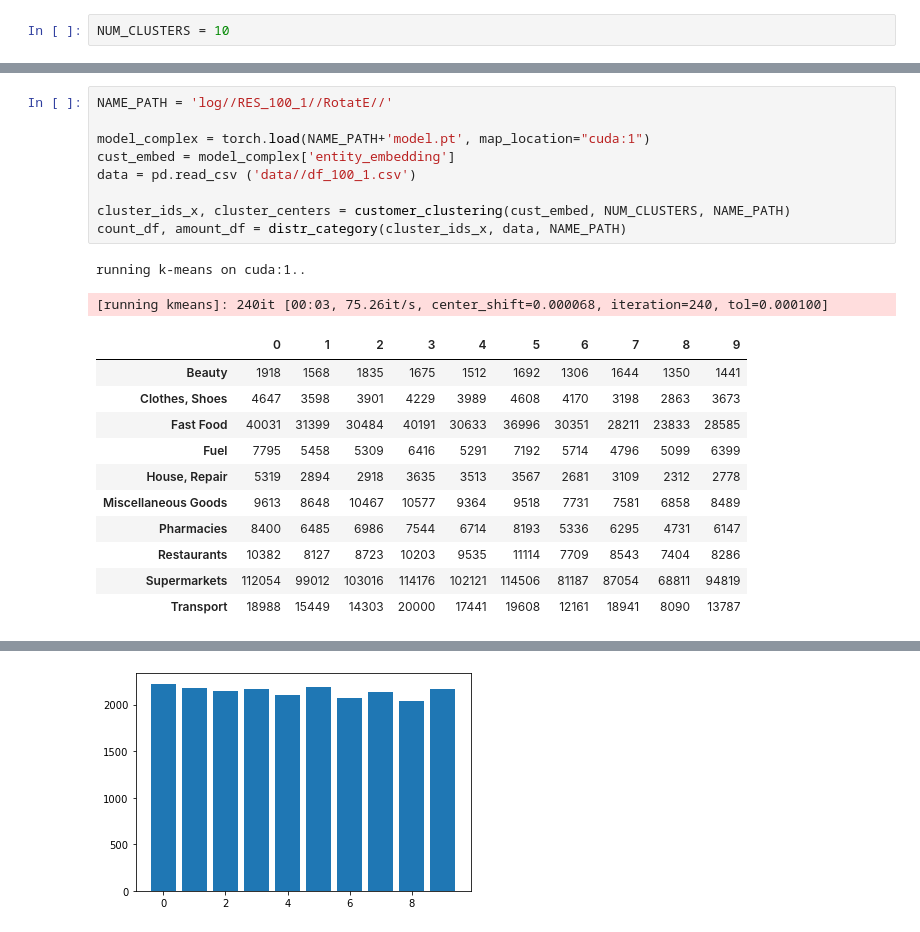
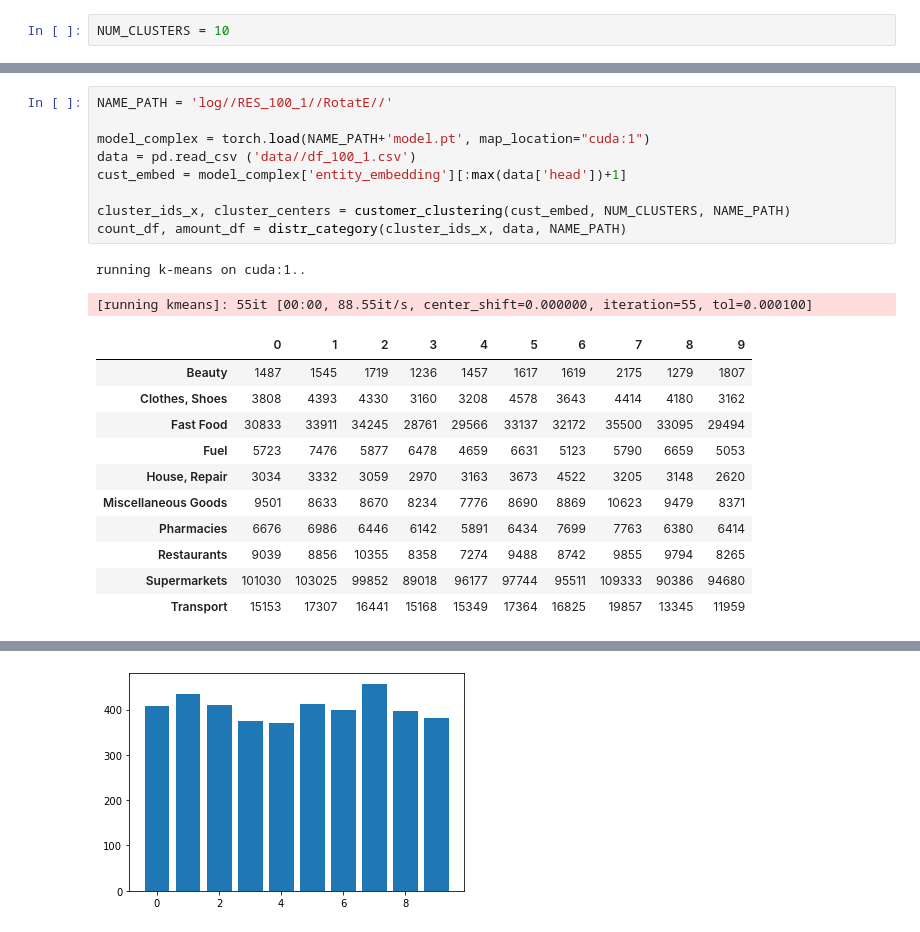
Before and after one commit to eegoro/KGE_link_prediction, a Jupyter notebook: clustering.ipynb, the cells around one changed output, grey strips where cells are left out. Cells and saved outputs as stored; diff of their text form.

```diff
--- a/clustering.ipynb
+++ b/clustering.ipynb
@@ -126,23 +127,23 @@ running k-means on cuda:1..
 NAME_PATH = 'log//RES_100_1//RotatE//'
 
 model_complex = torch.load(NAME_PATH+'model.pt', map_location="cuda:1")
-cust_embed = model_complex['entity_embedding']
 data = pd.read_csv ('data//df_100_1.csv')
+cust_embed = model_complex['entity_embedding'][:max(data['head'])+1]
 
 cluster_ids_x, cluster_centers = customer_clustering(cust_embed, NUM_CLUSTERS, NAME_PATH)
 count_df, amount_df = distr_category(cluster_ids_x, data, NAME_PATH)
 # %% [output]
 running k-means on cuda:1..
-[running kmeans]: 240it [00:03, 75.26it/s, center_shift=0.000068, iteration=240, tol=0.000100]
+[running kmeans]: 55it [00:00, 88.55it/s, center_shift=0.000000, iteration=55, tol=0.000100]
 |  | 0 | 1 | 2 | 3 | 4 | 5 | 6 | 7 | 8 | 9 |
-| Beauty | 1918 | 1568 | 1835 | 1675 | 1512 | 1692 | 1306 | 1644 | 1350 | 1441 |
-| Clothes, Shoes | 4647 | 3598 | 3901 | 4229 | 3989 | 4608 | 4170 | 3198 | 2863 | 3673 |
-| Fast Food | 40031 | 31399 | 30484 | 40191 | 30633 | 36996 | 30351 | 28211 | 23833 | 28585 |
-| Fuel | 7795 | 5458 | 5309 | 6416 | 5291 | 7192 | 5714 | 4796 | 5099 | 6399 |
-| House, Repair | 5319 | 2894 | 2918 | 3635 | 3513 | 3567 | 2681 | 3109 | 2312 | 2778 |
-| Miscellaneous Goods | 9613 | 8648 | 10467 | 10577 | 9364 | 9518 | 7731 | 7581 | 6858 | 8489 |
-| Pharmacies | 8400 | 6485 | 6986 | 7544 | 6714 | 8193 | 5336 | 6295 | 4731 | 6147 |
-| Restaurants | 10382 | 8127 | 8723 | 10203 | 9535 | 11114 | 7709 | 8543 | 7404 | 8286 |
-| Supermarkets | 112054 | 99012 | 103016 | 114176 | 102121 | 114506 | 81187 | 87054 | 68811 | 94819 |
-| Transport | 18988 | 15449 | 14303 | 20000 | 17441 | 19608 | 12161 | 18941 | 8090 | 13787 |
+| Beauty | 1487 | 1545 | 1719 | 1236 | 1457 | 1617 | 1619 | 2175 | 1279 | 1807 |
+| Clothes, Shoes | 3808 | 4393 | 4330 | 3160 | 3208 | 4578 | 3643 | 4414 | 4180 | 3162 |
+| Fast Food | 30833 | 33911 | 34245 | 28761 | 29566 | 33137 | 32172 | 35500 | 33095 | 29494 |
+| Fuel | 5723 | 7476 | 5877 | 6478 | 4659 | 6631 | 5123 | 5790 | 6659 | 5053 |
+| House, Repair | 3034 | 3332 | 3059 | 2970 | 3163 | 3673 | 4522 | 3205 | 3148 | 2620 |
+| Miscellaneous Goods | 9501 | 8633 | 8670 | 8234 | 7776 | 8690 | 8869 | 10623 | 9479 | 8371 |
+| Pharmacies | 6676 | 6986 | 6446 | 6142 | 5891 | 6434 | 7699 | 7763 | 6380 | 6414 |
+| Restaurants | 9039 | 8856 | 10355 | 8358 | 7274 | 9488 | 8742 | 9855 | 9794 | 8265 |
+| Supermarkets | 101030 | 103025 | 99852 | 89018 | 96177 | 97744 | 95511 | 109333 | 90386 | 94680 |
+| Transport | 15153 | 17307 | 16441 | 15168 | 15349 | 17364 | 16825 | 19857 | 13345 | 11959 |
 |  | 0 | 1 | 2 | 3 | 4 | 5 | 6 | 7 | 8 | 9 |
@@ -160,4 +161,4 @@ running k-means on cuda:1..
-[figure, old version]
+[figure, new version]
 # %%
 NAME_PATH = 'log//RES_100_1//TransE//'
 
```
Also changed, not shown: parts of 4 cells of this notebook.
